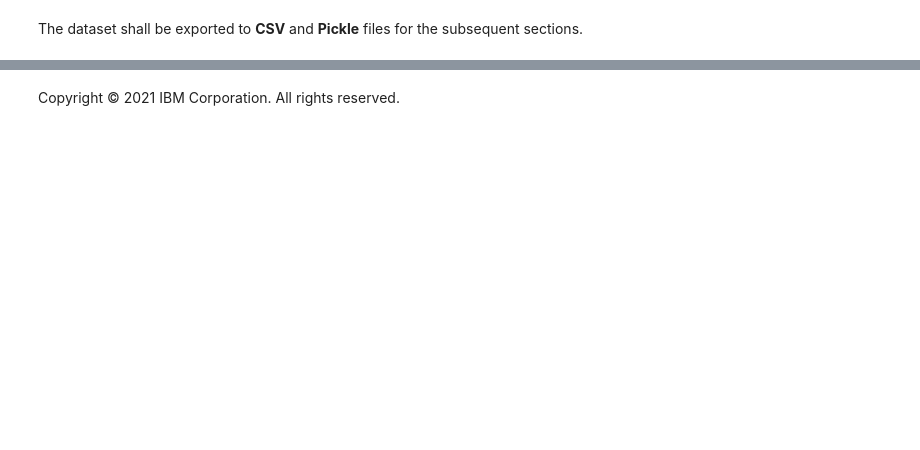
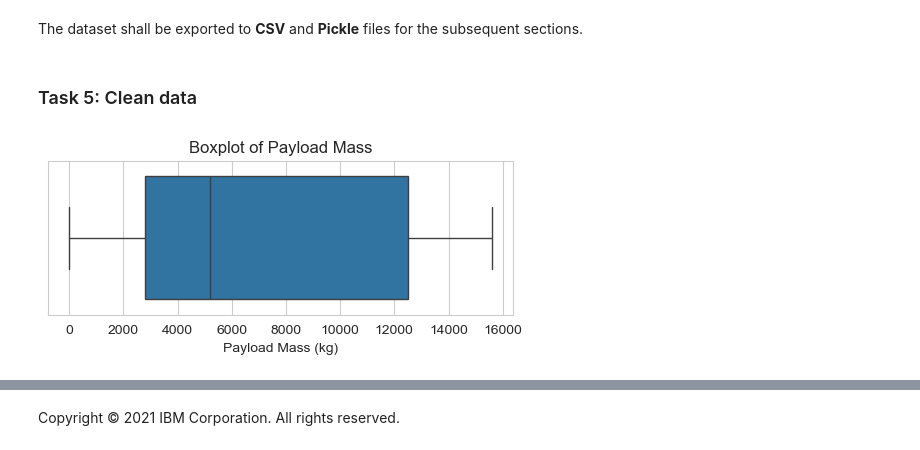
Before and after one commit to jgp-13/SpaceX_project, a Jupyter notebook: notebooks/Lab_3_Data_Wrangling_Completed.ipynb, the cells around one changed output, grey strips where cells are left out. Saved outputs shown, nothing was run; the diff lists cells and outputs as text; code cells hidden in the pictures; blank space fills up the shorter version.

```diff
--- a/notebooks/Lab_3_Data_Wrangling_Completed.ipynb
+++ b/notebooks/Lab_3_Data_Wrangling_Completed.ipynb
@@ -201,6 +191,13 @@ df.drop(['Payload_Mass_x','Payload_Mass_y'],axis=1, inplace=True)
+# %%
+columns_to_merge = ['Booster_Version', 'Customer', 'Orbit', 'Payload_Mass']
+
+for col in columns_to_merge:
+    df[col] = df[f"{col}_x"].combine_first(df[f"{col}_y"])  # Use _x if not NaN, otherwise _y
+    df.drop([f"{col}_x", f"{col}_y"], axis=1, inplace=True)  # Drop redundant columns
 # %%
-df['Time_x'] = pd.to_datetime(df['Time_x'],  errors='coerce')
-df['Time_y'] = pd.to_datetime(df['Time_y'],  errors='coerce')
+# Convert to datetime and extract time as a string
+df['Time_x'] = pd.to_datetime(df['Time_x'], errors='coerce').dt.strftime('%H:%M:%S')
+df['Time_y'] = pd.to_datetime(df['Time_y'], errors='coerce').dt.strftime('%H:%M:%S')
 
-df['Time (UTC)'] = df['Time_x'].where(df['Time_x'].notna(), df['Time_y'])
-df.drop(['Time_x','Time_y'],axis=1, inplace=True)
+# Merge: Use 'Time_x' where available, otherwise take 'Time_y'
+df['Time (UTC)'] = df['Time_x'].combine_first(df['Time_y'])
@@ -430,10 +430,15 @@ bad_outcomes
 # %% [markdown]
 Using the <code>Outcome</code>,  a list will be created where the element is zero if the corresponding  row  in  <code>Outcome</code> is in the set <code>bad_outcome</code> ; otherwise, would be one. Subsequently, it will be assigned to the variable <code>landing_class</code>:
 # %%
-landing_class=[]
+landing_class = []
 length = len(df['Mission_Outcome'])
+
 for i in range(length):
-    if df['Mission_Outcome'].iloc[i] in bad_outcomes:
+    outcome = df['Mission_Outcome'].iloc[i]
+
+    if outcome in bad_outcomes:
+        landing_class.append(0)
+    elif pd.isna(outcome):
         landing_class.append(0)
     else:
         landing_class.append(1)
@@ -480,3 +476,5 @@ VLEO   0      Failure             2
 Name: count, dtype: int64
 # %% [markdown]
 The dataset shall be exported to **CSV** and **Pickle** files for the subsequent sections.
+# %% [markdown]
+### Task 5: Clean data
@@ -482,0 +509,20 @@ The dataset shall be exported to **CSV** and **Pickle** files for the subsequent
+# %%
+# Clean the Payload_Mass column by removing unwanted substrings and whitespace.
+df['Payload_Mass'] = pd.to_numeric(df['Payload_Mass'].astype('str').str.replace(r'[^\d.]', '', regex=True)).fillna(0).astype(float)
+# %%
+
+# Set style
+sns.set_style("whitegrid")
+
+# Create the boxplot using seaborn
+plt.figure(figsize=(6, 2))
+sns.boxplot(data=df, x='Payload_Mass')
+
+# Labels and title
+plt.xlabel("Payload Mass (kg)")
+plt.title("Boxplot of Payload Mass")
+
+# Show the plot
+plt.show()
+# %% [output]
+[figure, added]
```
Also changed, not shown: parts of 17 cells of this notebook, 3 other files.
